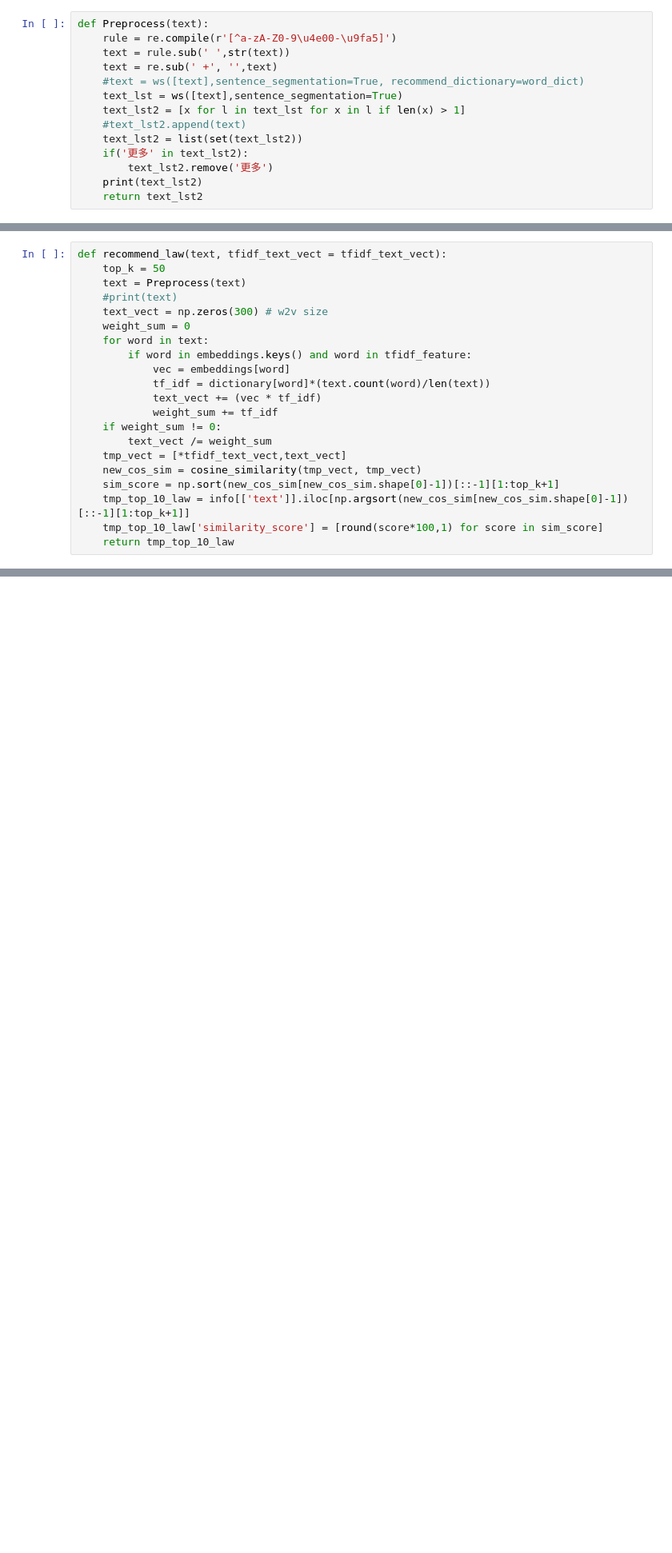
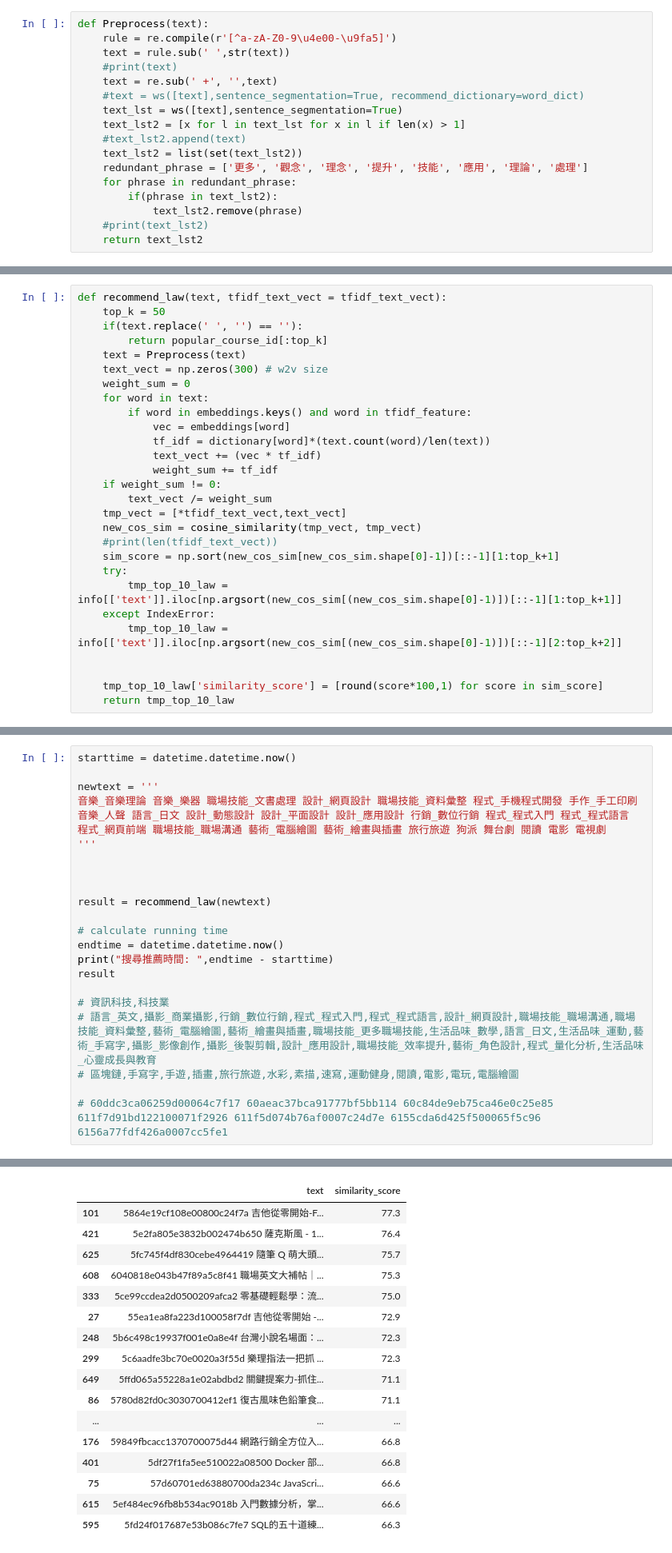
Before and after one commit to ianyang66/ADLFinal, a Jupyter notebook: possible_solution/tfidf_with_Pretrained_WordsEmbedding.ipynb.ipynb, the cells around one changed output, grey strips where cells are left out. Shown: that part at 80% size. Drawn from its saved outputs; the diff is of its cells as text; blank space fills up the shorter version.

```diff
--- a/possible_solution/tfidf_with_Pretrained_WordsEmbedding.ipynb.ipynb
+++ b/possible_solution/tfidf_with_Pretrained_WordsEmbedding.ipynb.ipynb
@@ -83,15 +83,18 @@ tfidf_feature = tfidf_ml.get_feature_names()
 def Preprocess(text):
     rule = re.compile(r'[^a-zA-Z0-9\u4e00-\u9fa5]')
     text = rule.sub(' ',str(text))
+    #print(text)
     text = re.sub(' +', '',text)
     #text = ws([text],sentence_segmentation=True, recommend_dictionary=word_dict)
     text_lst = ws([text],sentence_segmentation=True)
     text_lst2 = [x for l in text_lst for x in l if len(x) > 1]
     #text_lst2.append(text)
     text_lst2 = list(set(text_lst2))
-    if('更多' in text_lst2):
-        text_lst2.remove('更多')
-    print(text_lst2)
+    redundant_phrase = ['更多', '觀念', '理念', '提升', '技能', '應用', '理論', '處理']
+    for phrase in redundant_phrase:
+        if(phrase in text_lst2):
+            text_lst2.remove(phrase)
+    #print(text_lst2)
     return text_lst2
 # %% [markdown]
 ### Calculate TF-IDF Weighted Word Embedding
@@ -127,8 +157,9 @@ print("建立模型時間: ",endtime - starttime)
 # %%
 def recommend_law(text, tfidf_text_vect = tfidf_text_vect):
     top_k = 50
+    if(text.replace(' ', '') == ''):
+        return popular_course_id[:top_k]
     text = Preprocess(text)
-    #print(text)
     text_vect = np.zeros(300) # w2v size
     weight_sum = 0
     for word in text:
@@ -141,8 +172,14 @@ def recommend_law(text, tfidf_text_vect = tfidf_text_vect):
         text_vect /= weight_sum
     tmp_vect = [*tfidf_text_vect,text_vect]
     new_cos_sim = cosine_similarity(tmp_vect, tmp_vect)
+    #print(len(tfidf_text_vect))
     sim_score = np.sort(new_cos_sim[new_cos_sim.shape[0]-1])[::-1][1:top_k+1]
-    tmp_top_10_law = info[['text']].iloc[np.argsort(new_cos_sim[new_cos_sim.shape[0]-1])[::-1][1:top_k+1]]
+    try:
+        tmp_top_10_law = info[['text']].iloc[np.argsort(new_cos_sim[(new_cos_sim.shape[0]-1)])[::-1][1:top_k+1]]
+    except IndexError:
+        tmp_top_10_law = info[['text']].iloc[np.argsort(new_cos_sim[(new_cos_sim.shape[0]-1)])[::-1][2:top_k+2]]
+
+
     tmp_top_10_law['similarity_score'] = [round(score*100,1) for score in sim_score]
     return tmp_top_10_law
 # %% [markdown]
@@ -187,0 +188,22 @@ users.iloc[50]['interests']
+# %%
+starttime = datetime.datetime.now()
+
+newtext = '''
+音樂_音樂理論 音樂_樂器 職場技能_文書處理 設計_網頁設計 職場技能_資料彙整 程式_手機程式開發 手作_手工印刷 音樂_人聲 語言_日文 設計_動態設計 設計_平面設計 設計_應用設計 行銷_數位行銷 程式_程式入門 程式_程式語言 程式_網頁前端 職場技能_職場溝通 藝術_電腦繪圖 藝術_繪畫與插畫 旅行旅遊 狗派 舞台劇 閱讀 電影 電視劇
+'''
+
+
+
+result = recommend_law(newtext)
+
+# calculate running time
+endtime = datetime.datetime.now()
+print("搜尋推薦時間: ",endtime - starttime)
+result
+
+# 資訊科技,科技業
+# 語言_英文,攝影_商業攝影,行銷_數位行銷,程式_程式入門,程式_程式語言,設計_網頁設計,職場技能_職場溝通,職場技能_資料彙整,藝術_電腦繪圖,藝術_繪畫與插畫,職場技能_更多職場技能,生活品味_數學,語言_日文,生活品味_運動,藝術_手寫字,攝影_影像創作,攝影_後製剪輯,設計_應用設計,職場技能_效率提升,藝術_角色設計,程式_量化分析,生活品味_心靈成長與教育
+# 區塊鏈,手寫字,手遊,插畫,旅行旅遊,水彩,素描,速寫,運動健身,閱讀,電影,電玩,電腦繪圖
+
+# 60ddc3ca06259d00064c7f17 60aeac37bca91777bf5bb114 60c84de9eb75ca46e0c25e85 611f7d91bd122100071f2926 611f5d074b76af0007c24d7e 6155cda6d425f500065f5c96 6156a77fdf426a0007cc5fe1
+# %% [output]
@@ -187,0 +211,17 @@ users.iloc[50]['interests']
+|  | text | similarity_score |
+| 101 | 5864e19cf108e00800c24f7a 吉他從零開始-F... | 77.3 |
+| 421 | 5e2fa805e3832b002474b650 薩克斯風 - 1... | 76.4 |
+| 625 | 5fc745f4df830cebe4964419 隨筆 Q 萌大頭... | 75.7 |
+| 608 | 6040818e043b47f89a5c8f41 職場英文大補帖｜... | 75.3 |
+| 333 | 5ce99ccdea2d0500209afca2 零基礎輕鬆學：流... | 75.0 |
+| 27 | 55ea1ea8fa223d100058f7df 吉他從零開始 -... | 72.9 |
+| 248 | 5b6c498c19937f001e0a8e4f 台灣小說名場面：... | 72.3 |
+| 299 | 5c6aadfe3bc70e0020a3f55d 樂理指法一把抓 ... | 72.3 |
+| 649 | 5ffd065a55228a1e02abdbd2 關鍵提案力-抓住... | 71.1 |
+| 86 | 5780d82fd0c3030700412ef1 復古風味色鉛筆食... | 71.1 |
+| ... | ... | ... |
+| 176 | 59849fbcacc1370700075d44 網路行銷全方位入... | 66.8 |
+| 401 | 5df27f1fa5ee510022a08500 Docker 部... | 66.8 |
+| 75 | 57d60701ed63880700da234c JavaScri... | 66.6 |
+| 615 | 5ef484ec96fb8b534ac9018b 入門數據分析，掌... | 66.6 |
+| 595 | 5fd24f017687e53b086c7fe7 SQL的五十道練... | 66.3 |
```
Also changed, not shown: parts of 8 cells of this notebook.
